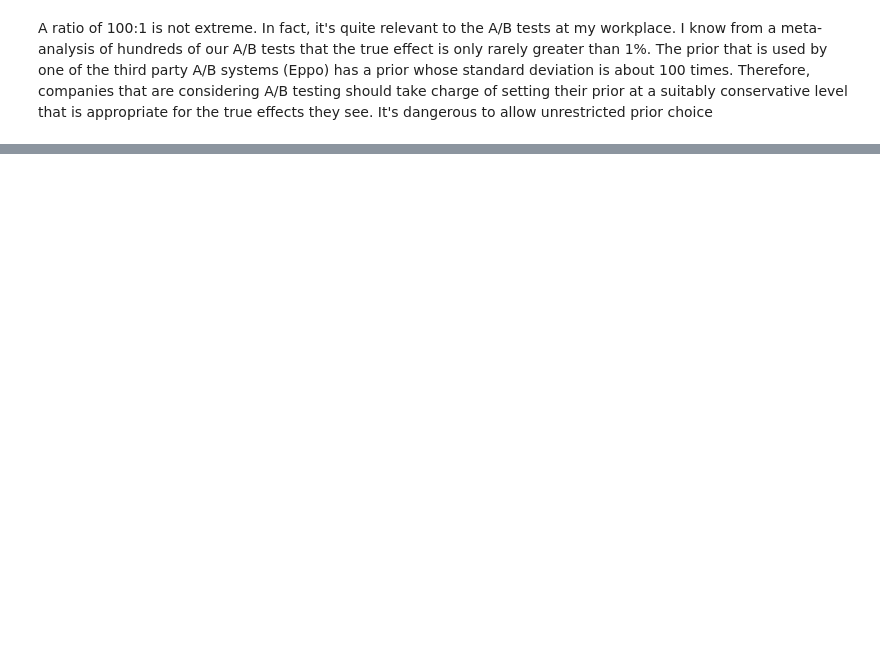
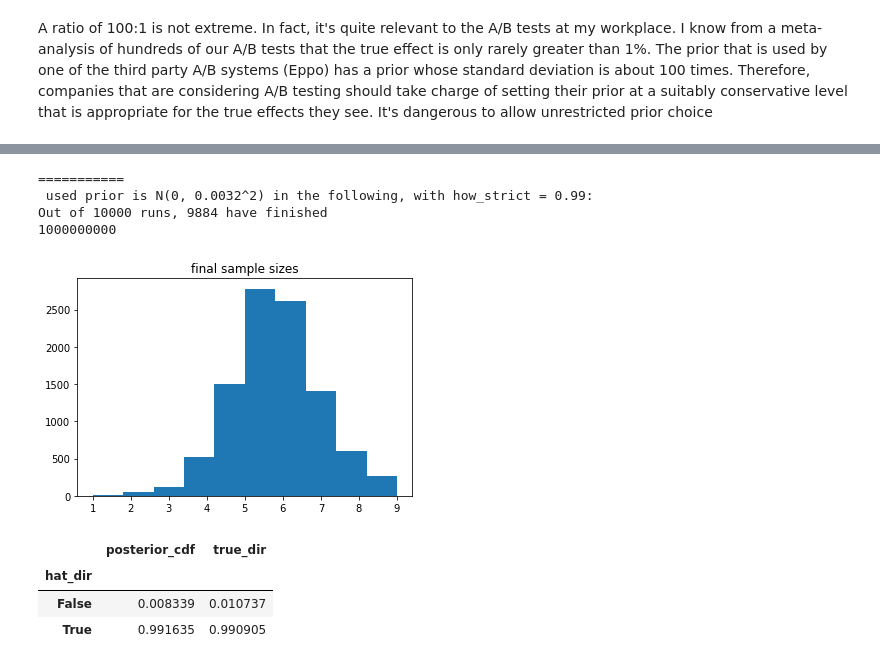
Before and after one commit to aaronmcdaid/aaronmcdaid.github.io, a Jupyter notebook: notebooks/When Bayesian AB testing breaks down.ipynb, the cells around one changed output, grey strips where cells are left out. Saved outputs shown, nothing was run; the diff lists cells and outputs as text; code cells hidden in the pictures; blank space fills up the shorter version.

Commit message:
When Bayesian AB testing breaks down.ipynb: add fixed-horizon stuff on the end

```diff
--- a/notebooks/When Bayesian AB testing breaks down.ipynb
+++ b/notebooks/When Bayesian AB testing breaks down.ipynb
@@ -264,0 +357,50 @@ Wall time: 19.3 s
+# %%
+%%time
+true_dist = t(df=0.7, scale=0.002)
+M = 10000
+used_std = .0032
+how_strict = 0.99 # When do teams stop the experiment?
+
+print(f"\n===========\n used prior is N(0, {used_std}^2) in the following, with how_strict = {how_strict}:")
+_ = (
+    compute_posteriors(used_std ** 2,
+                       M, 1e1, 1e9, 1000,
+                       true_dist,
+                      )
+    .eval('true_dir = theta > 0')
+    .query(f'posterior_cdf < {1-how_strict} or posterior_cdf > {how_strict}')
+    # The the first result from each experiment, immediately after the
+    # probability is less than 10% or more than 90%
+    .groupby('exp_id', sort=False).take([0])
+    .sort_values('posterior_cdf')
+)
+print(f"Out of {M} runs, {len(_)} have finished")
+_ = (
+    _
+    [['posterior_cdf', 'true_dir', 'n']]
+    .reset_index(drop=True)
+)
+print(_.n.max())
+plt.hist(np.log10(_.n));
+plt.title('final sample sizes')
+plt.show()
+
+#plt.hist(_.posterior_cdf, bins=50);
+#plt.title('final prob-t-is-better')
+#plt.show()
+
+display(
+    _
+    .eval('hat_dir = posterior_cdf > 0.50')
+    .groupby('hat_dir')[['posterior_cdf', 'true_dir']].mean()
+)
+# %% [output]
+===========
+ used prior is N(0, 0.0032^2) in the following, with how_strict = 0.99:
+Out of 10000 runs, 9884 have finished
+1000000000
+[figure, added]
+|  | posterior_cdf | true_dir |
+| hat_dir |  |  |
+| False | 0.008339 | 0.010737 |
+| True | 0.991635 | 0.990905 |
```
Also changed, not shown: parts of 12 cells of this notebook.
